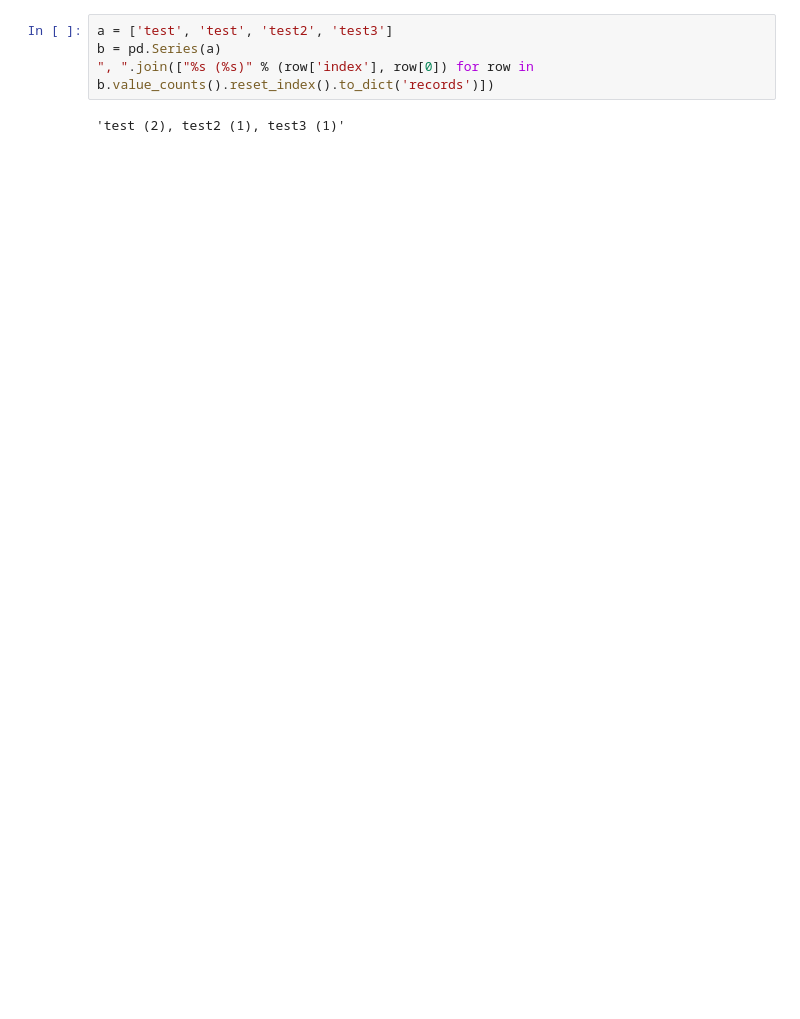
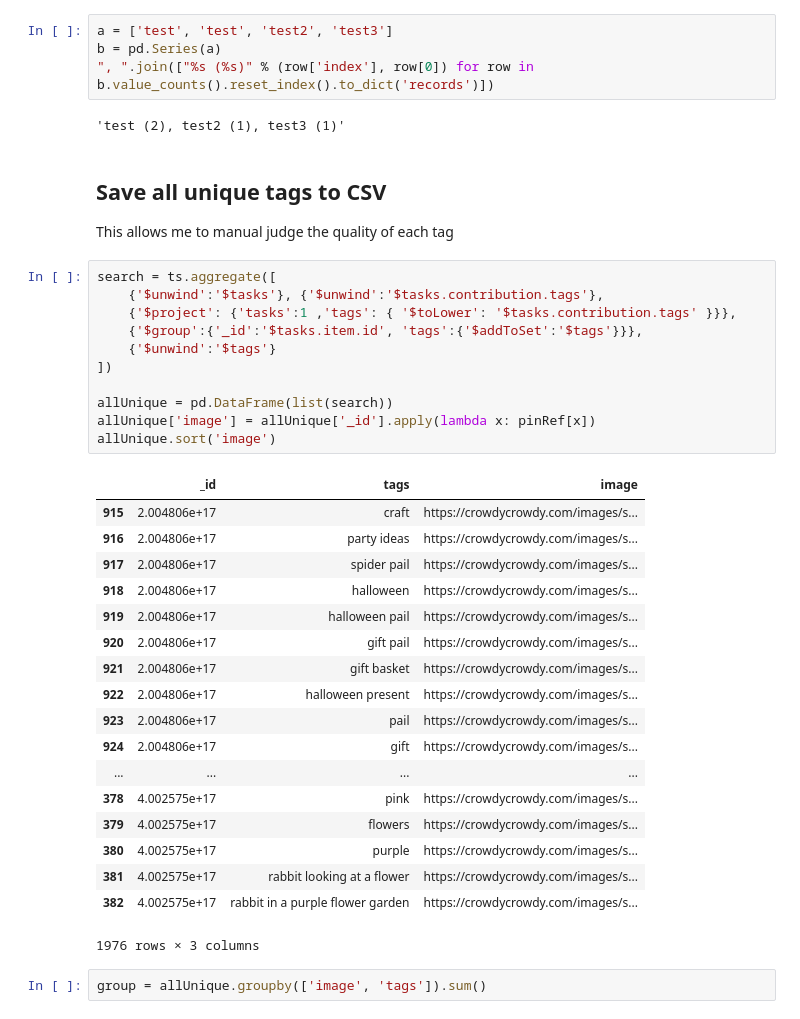
Before and after one commit to organisciak/dissertation, a Jupyter notebook: analysis/Tagging Habits.ipynb, the cells around one changed output. Drawn from its saved outputs; the diff is of its cells as text; blank space fills up the shorter version.

```diff
--- a/analysis/Tagging Habits.ipynb
+++ b/analysis/Tagging Habits.ipynb
@@ -117,3 +117,39 @@ b = pd.Series(a)
 ", ".join(["%s (%s)" % (row['index'], row[0]) for row in b.value_counts().reset_index().to_dict('records')])
 # %% [output]
 'test (2), test2 (1), test3 (1)'
+# %% [markdown]
+## Save all unique tags to CSV
+
+This allows me to manual judge the quality of each tag
+# %%
+search = ts.aggregate([
+    {'$unwind':'$tasks'}, {'$unwind':'$tasks.contribution.tags'},
+    {'$project': {'tasks':1 ,'tags': { '$toLower': '$tasks.contribution.tags' }}},
+    {'$group':{'_id':'$tasks.item.id', 'tags':{'$addToSet':'$tags'}}},
+    {'$unwind':'$tags'}
+])
+
+allUnique = pd.DataFrame(list(search))
+allUnique['image'] = allUnique['_id'].apply(lambda x: pinRef[x])
+allUnique.sort('image')
+# %% [output]
+|  | _id | tags | image |
+| 915 | 2.004806e+17 | craft | https://crowdycrowdy.com/images/s... |
+| 916 | 2.004806e+17 | party ideas | https://crowdycrowdy.com/images/s... |
+| 917 | 2.004806e+17 | spider pail | https://crowdycrowdy.com/images/s... |
+| 918 | 2.004806e+17 | halloween | https://crowdycrowdy.com/images/s... |
+| 919 | 2.004806e+17 | halloween pail | https://crowdycrowdy.com/images/s... |
+| 920 | 2.004806e+17 | gift pail | https://crowdycrowdy.com/images/s... |
+| 921 | 2.004806e+17 | gift basket | https://crowdycrowdy.com/images/s... |
+| 922 | 2.004806e+17 | halloween present | https://crowdycrowdy.com/images/s... |
+| 923 | 2.004806e+17 | pail | https://crowdycrowdy.com/images/s... |
+| 924 | 2.004806e+17 | gift | https://crowdycrowdy.com/images/s... |
+| ... | ... | ... | ... |
+| 378 | 4.002575e+17 | pink | https://crowdycrowdy.com/images/s... |
+| 379 | 4.002575e+17 | flowers | https://crowdycrowdy.com/images/s... |
+| 380 | 4.002575e+17 | purple | https://crowdycrowdy.com/images/s... |
+| 381 | 4.002575e+17 | rabbit looking at a flower | https://crowdycrowdy.com/images/s... |
+| 382 | 4.002575e+17 | rabbit in a purple flower garden | https://crowdycrowdy.com/images/s... |
+1976 rows × 3 columns
+# %%
+group = allUnique.groupby(['image', 'tags']).sum()
```
Also changed, not shown: parts of 3 cells of this notebook, 11 other files.
